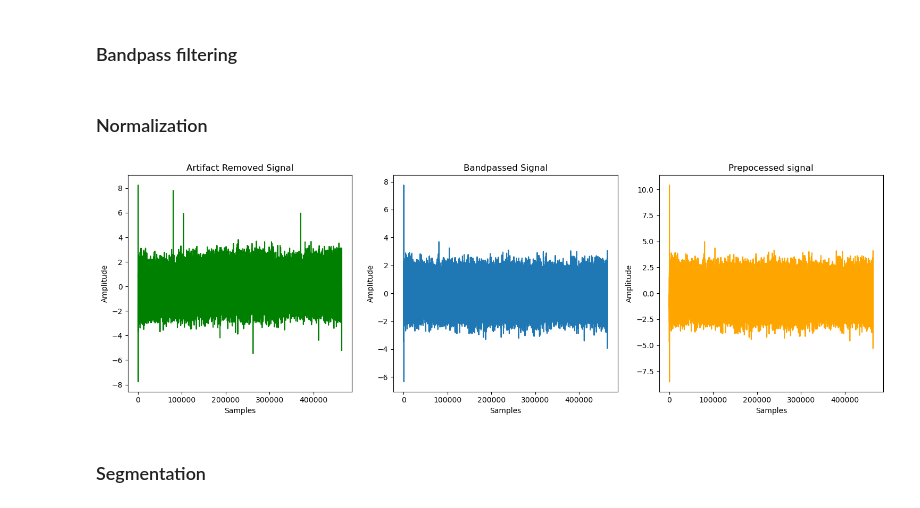
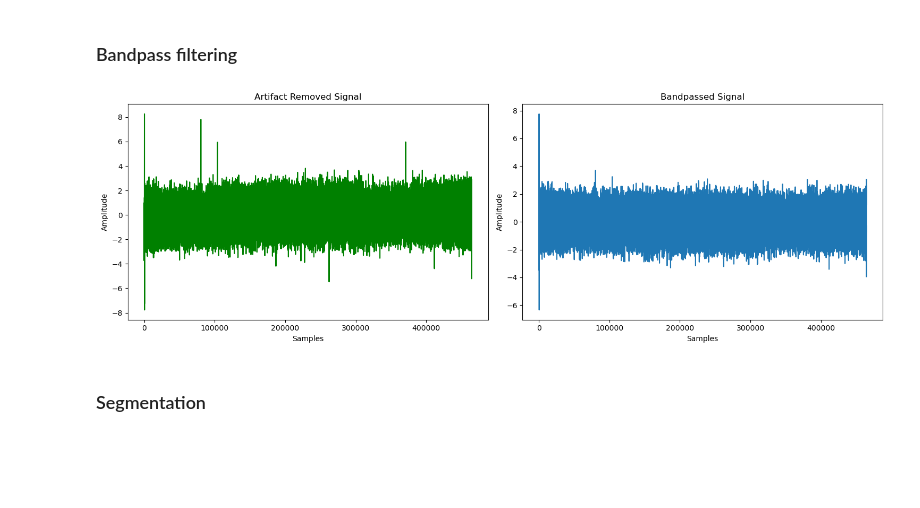
Before and after one commit to henrisuurorg/measure-attention-eeg, a Jupyter notebook: training/zhang_et_al_pipeline.ipynb, the cells around one changed output. Saved outputs shown, nothing was run; the diff lists cells and outputs as text; code cells hidden in the pictures; blank space fills up the shorter version.

```diff
--- a/training/zhang_et_al_pipeline.ipynb
+++ b/training/zhang_et_al_pipeline.ipynb
@@ -164,45 +167,30 @@ low = lowcut / nyquist_freq
 high = highcut / nyquist_freq
 b, a = butter(filter_order, [low, high], btype="band")
 af8.loc[:, ['AF8_bandpassed']] = filtfilt(b, a, af8['AF8_artif_removed'])
-# %% [markdown]
-### Normalization
-# %%
-mean = af8['AF8_bandpassed'].mean()
-std = af8['AF8_bandpassed'].std()
-af8['AF8_preprocessed'] = (af8['AF8_bandpassed'] - mean) / std
 # %%
 import matplotlib.pyplot as plt
 
 # Plot the original, filtered, and artifact removed signals for comparison
 plt.figure(figsize=(15, 5))
 
 # Artifact removed signal
-plt.subplot(1, 3, 1)
+plt.subplot(1, 2, 1)
 plt.plot(af8['AF8_artif_removed'], label='Artifact Removed', color='green')
 plt.title('Artifact Removed Signal')
 plt.xlabel('Samples')
 plt.ylabel('Amplitude')
 
 # Original signal
-plt.subplot(1, 3, 2)
+plt.subplot(1, 2, 2)
 plt.plot(af8['AF8_bandpassed'], label='Bandpassed')
 plt.title('Bandpassed Signal')
 plt.xlabel('Samples')
 plt.ylabel('Amplitude')
 
-# Filtered signal
-plt.subplot(1, 3, 3)
-plt.plot(af8['AF8_preprocessed'], label='Prepocessed', color='orange')
-plt.title('Prepocessed signal')
-plt.xlabel('Samples')
-plt.ylabel('Amplitude')
-
-
-
 plt.tight_layout()
 plt.show()
 # %% [output]
-[figure, old version]
+[figure, new version]
 # %% [markdown]
 ### Segmentation
 # %%
```
Also changed, not shown: parts of 10 cells of this notebook.
